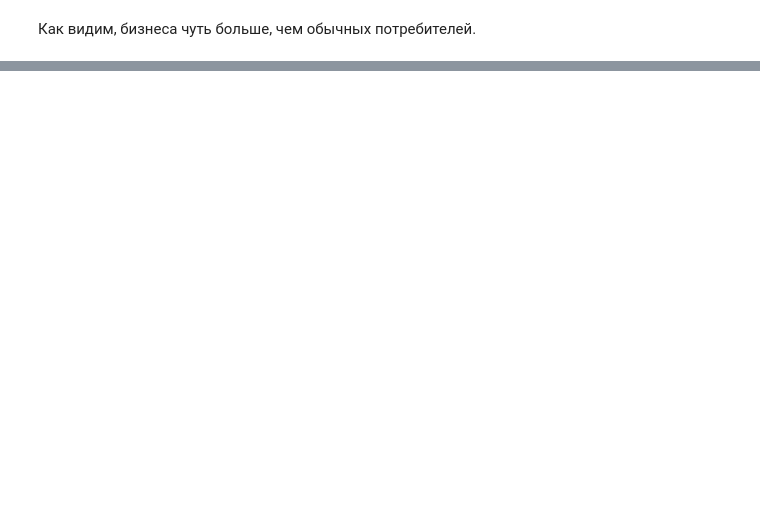
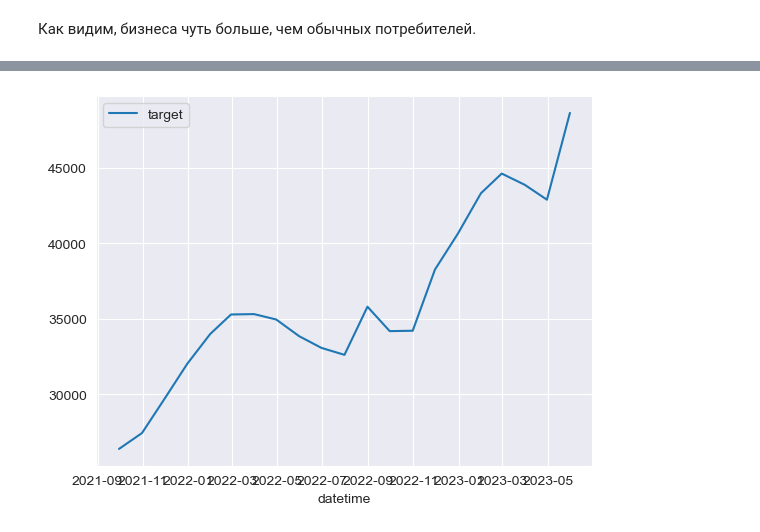
Before and after one commit to themjdex/energy-behavior-predictions, a Jupyter notebook: Enefit.ipynb, the cells around one changed output, grey strips where cells are left out. Drawn from its saved outputs; the diff is of its cells as text; code cells hidden in the pictures; blank space fills up the shorter version.

```diff
--- a/Enefit.ipynb
+++ b/Enefit.ipynb
@@ -585,0 +649,5 @@ display(sns.barplot(data=is_business.T))
+# %%
+# сдедаем то же для месяцев
+sns.lineplot(date_and_target_re.resample('1M').mean());
+# %% [output]
+[figure, added]
```
Also changed, not shown: parts of 16 cells of this notebook.
